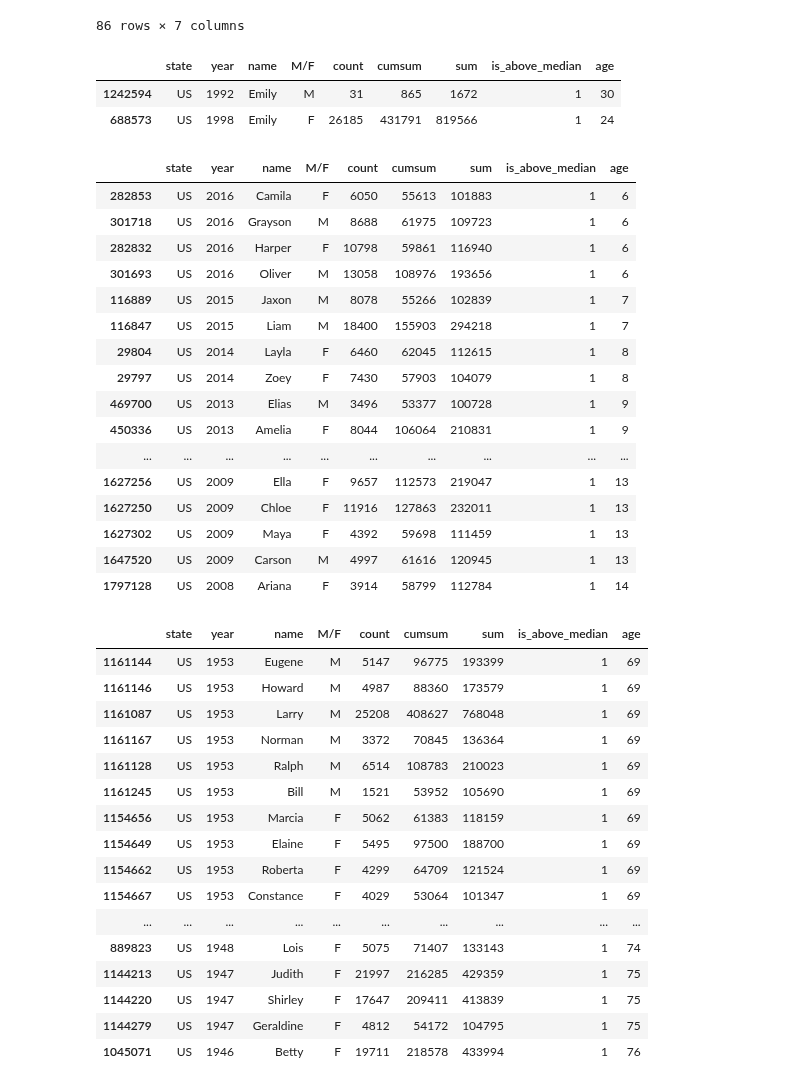
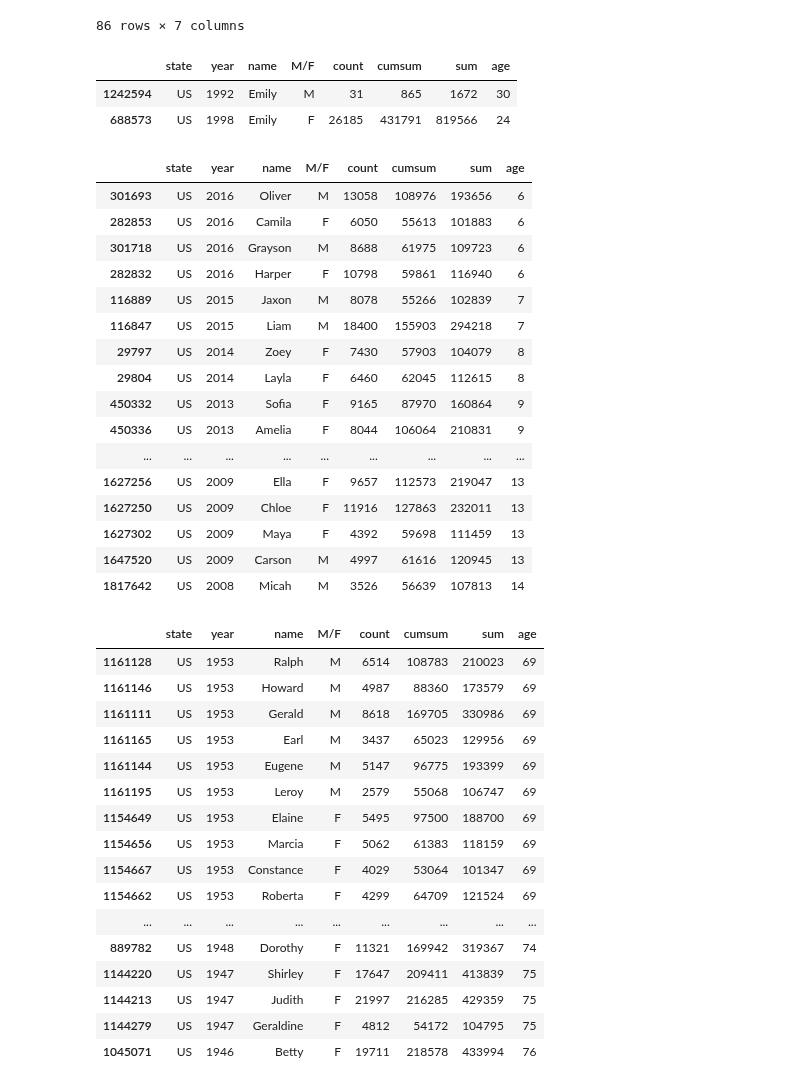
Before and after one commit to paulsch1/capstone, a Jupyter notebook: cap7_oldness_of_names.ipynb, the cells around one changed output. Drawn from its saved outputs; the diff is of its cells as text; code cells hidden in the pictures.

Commit message:
much more efficient calculation of medians

```diff
--- a/cap7_oldness_of_names.ipynb
+++ b/cap7_oldness_of_names.ipynb
@@ -43,56 +43,57 @@ df[(df['name'] == 'Emily') & (df['M/F'] == 'F')]
 | 1832158 | US | 2022 | Emily | F | 6461 | 819566 | 819566 |
 86 rows × 7 columns
 # %%
-df['is_above_median'] = df.apply(lambda row: 1 if row['cumsum'] >= row['sum'] / 2 else 0, axis=1)
+# df['is_above_median'] = df.apply(lambda row: 1 if row['cumsum'] >= row['sum'] / 2 else 0, axis=1)
 # %%
-medians = df[df['is_above_median'] == 1]
+# medians = df[df['is_above_median'] == 1]
+medians = df[df['cumsum'] >= df['sum']/2]
 medians = medians.drop_duplicates(subset=['name', 'M/F'], keep='first')
 medians['age'] = 2022 - medians['year']
 medians[medians['name'] == 'Emily']
 # %% [output]
-|  | state | year | name | M/F | count | cumsum | sum | is_above_median | age |
-| 1242594 | US | 1992 | Emily | M | 31 | 865 | 1672 | 1 | 30 |
-| 688573 | US | 1998 | Emily | F | 26185 | 431791 | 819566 | 1 | 24 |
+|  | state | year | name | M/F | count | cumsum | sum | age |
+| 1242594 | US | 1992 | Emily | M | 31 | 865 | 1672 | 30 |
+| 688573 | US | 1998 | Emily | F | 26185 | 431791 | 819566 | 24 |
 # %%
 medians[medians['sum'] > 100000].sort_values(by='age').head(50)
 # %% [output]
-|  | state | year | name | M/F | count | cumsum | sum | is_above_median | age |
-| 282853 | US | 2016 | Camila | F | 6050 | 55613 | 101883 | 1 | 6 |
-| 301718 | US | 2016 | Grayson | M | 8688 | 61975 | 109723 | 1 | 6 |
-| 282832 | US | 2016 | Harper | F | 10798 | 59861 | 116940 | 1 | 6 |
-| 301693 | US | 2016 | Oliver | M | 13058 | 108976 | 193656 | 1 | 6 |
-| 116889 | US | 2015 | Jaxon | M | 8078 | 55266 | 102839 | 1 | 7 |
-| 116847 | US | 2015 | Liam | M | 18400 | 155903 | 294218 | 1 | 7 |
-| 29804 | US | 2014 | Layla | F | 6460 | 62045 | 112615 | 1 | 8 |
-| 29797 | US | 2014 | Zoey | F | 7430 | 57903 | 104079 | 1 | 8 |
-| 469700 | US | 2013 | Elias | M | 3496 | 53377 | 100728 | 1 | 9 |
-| 450336 | US | 2013 | Amelia | F | 8044 | 106064 | 210831 | 1 | 9 |
-| ... | ... | ... | ... | ... | ... | ... | ... | ... | ... |
-| 1627256 | US | 2009 | Ella | F | 9657 | 112573 | 219047 | 1 | 13 |
-| 1627250 | US | 2009 | Chloe | F | 11916 | 127863 | 232011 | 1 | 13 |
-| 1627302 | US | 2009 | Maya | F | 4392 | 59698 | 111459 | 1 | 13 |
-| 1647520 | US | 2009 | Carson | M | 4997 | 61616 | 120945 | 1 | 13 |
-| 1797128 | US | 2008 | Ariana | F | 3914 | 58799 | 112784 | 1 | 14 |
+|  | state | year | name | M/F | count | cumsum | sum | age |
+| 301693 | US | 2016 | Oliver | M | 13058 | 108976 | 193656 | 6 |
+| 282853 | US | 2016 | Camila | F | 6050 | 55613 | 101883 | 6 |
+| 301718 | US | 2016 | Grayson | M | 8688 | 61975 | 109723 | 6 |
+| 282832 | US | 2016 | Harper | F | 10798 | 59861 | 116940 | 6 |
+| 116889 | US | 2015 | Jaxon | M | 8078 | 55266 | 102839 | 7 |
+| 116847 | US | 2015 | Liam | M | 18400 | 155903 | 294218 | 7 |
+| 29797 | US | 2014 | Zoey | F | 7430 | 57903 | 104079 | 8 |
+| 29804 | US | 2014 | Layla | F | 6460 | 62045 | 112615 | 8 |
+| 450332 | US | 2013 | Sofia | F | 9165 | 87970 | 160864 | 9 |
+| 450336 | US | 2013 | Amelia | F | 8044 | 106064 | 210831 | 9 |
+| ... | ... | ... | ... | ... | ... | ... | ... | ... |
+| 1627256 | US | 2009 | Ella | F | 9657 | 112573 | 219047 | 13 |
+| 1627250 | US | 2009 | Chloe | F | 11916 | 127863 | 232011 | 13 |
+| 1627302 | US | 2009 | Maya | F | 4392 | 59698 | 111459 | 13 |
+| 1647520 | US | 2009 | Carson | M | 4997 | 61616 | 120945 | 13 |
+| 1817642 | US | 2008 | Micah | M | 3526 | 56639 | 107813 | 14 |
 # %%
 medians[medians['sum'] > 100000].sort_values(by='age').tail(50)
 # %% [output]
-|  | state | year | name | M/F | count | cumsum | sum | is_above_median | age |
-| 1161144 | US | 1953 | Eugene | M | 5147 | 96775 | 193399 | 1 | 69 |
-| 1161146 | US | 1953 | Howard | M | 4987 | 88360 | 173579 | 1 | 69 |
-| 1161087 | US | 1953 | Larry | M | 25208 | 408627 | 768048 | 1 | 69 |
-| 1161167 | US | 1953 | Norman | M | 3372 | 70845 | 136364 | 1 | 69 |
-| 1161128 | US | 1953 | Ralph | M | 6514 | 108783 | 210023 | 1 | 69 |
-| 1161245 | US | 1953 | Bill | M | 1521 | 53952 | 105690 | 1 | 69 |
-| 1154656 | US | 1953 | Marcia | F | 5062 | 61383 | 118159 | 1 | 69 |
-| 1154649 | US | 1953 | Elaine | F | 5495 | 97500 | 188700 | 1 | 69 |
-| 1154662 | US | 1953 | Roberta | F | 4299 | 64709 | 121524 | 1 | 69 |
-| 1154667 | US | 1953 | Constance | F | 4029 | 53064 | 101347 | 1 | 69 |
-| ... | ... | ... | ... | ... | ... | ... | ... | ... | ... |
-| 889823 | US | 1948 | Lois | F | 5075 | 71407 | 133143 | 1 | 74 |
-| 1144213 | US | 1947 | Judith | F | 21997 | 216285 | 429359 | 1 | 75 |
-| 1144220 | US | 1947 | Shirley | F | 17647 | 209411 | 413839 | 1 | 75 |
-| 1144279 | US | 1947 | Geraldine | F | 4812 | 54172 | 104795 | 1 | 75 |
-| 1045071 | US | 1946 | Betty | F | 19711 | 218578 | 433994 | 1 | 76 |
+|  | state | year | name | M/F | count | cumsum | sum | age |
+| 1161128 | US | 1953 | Ralph | M | 6514 | 108783 | 210023 | 69 |
+| 1161146 | US | 1953 | Howard | M | 4987 | 88360 | 173579 | 69 |
+| 1161111 | US | 1953 | Gerald | M | 8618 | 169705 | 330986 | 69 |
+| 1161165 | US | 1953 | Earl | M | 3437 | 65023 | 129956 | 69 |
+| 1161144 | US | 1953 | Eugene | M | 5147 | 96775 | 193399 | 69 |
+| 1161195 | US | 1953 | Leroy | M | 2579 | 55068 | 106747 | 69 |
+| 1154649 | US | 1953 | Elaine | F | 5495 | 97500 | 188700 | 69 |
+| 1154656 | US | 1953 | Marcia | F | 5062 | 61383 | 118159 | 69 |
+| 1154667 | US | 1953 | Constance | F | 4029 | 53064 | 101347 | 69 |
+| 1154662 | US | 1953 | Roberta | F | 4299 | 64709 | 121524 | 69 |
+| ... | ... | ... | ... | ... | ... | ... | ... | ... |
+| 889782 | US | 1948 | Dorothy | F | 11321 | 169942 | 319367 | 74 |
+| 1144220 | US | 1947 | Shirley | F | 17647 | 209411 | 413839 | 75 |
+| 1144213 | US | 1947 | Judith | F | 21997 | 216285 | 429359 | 75 |
+| 1144279 | US | 1947 | Geraldine | F | 4812 | 54172 | 104795 | 75 |
+| 1045071 | US | 1946 | Betty | F | 19711 | 218578 | 433994 | 76 |
 # %%
 medians[(medians['name'].isin(['Paul','Jonathan','Jordan'])) & (medians['M/F'] == 'M')]
 # %% [output]
```
Also changed, not shown: parts of 3 cells of this notebook.
